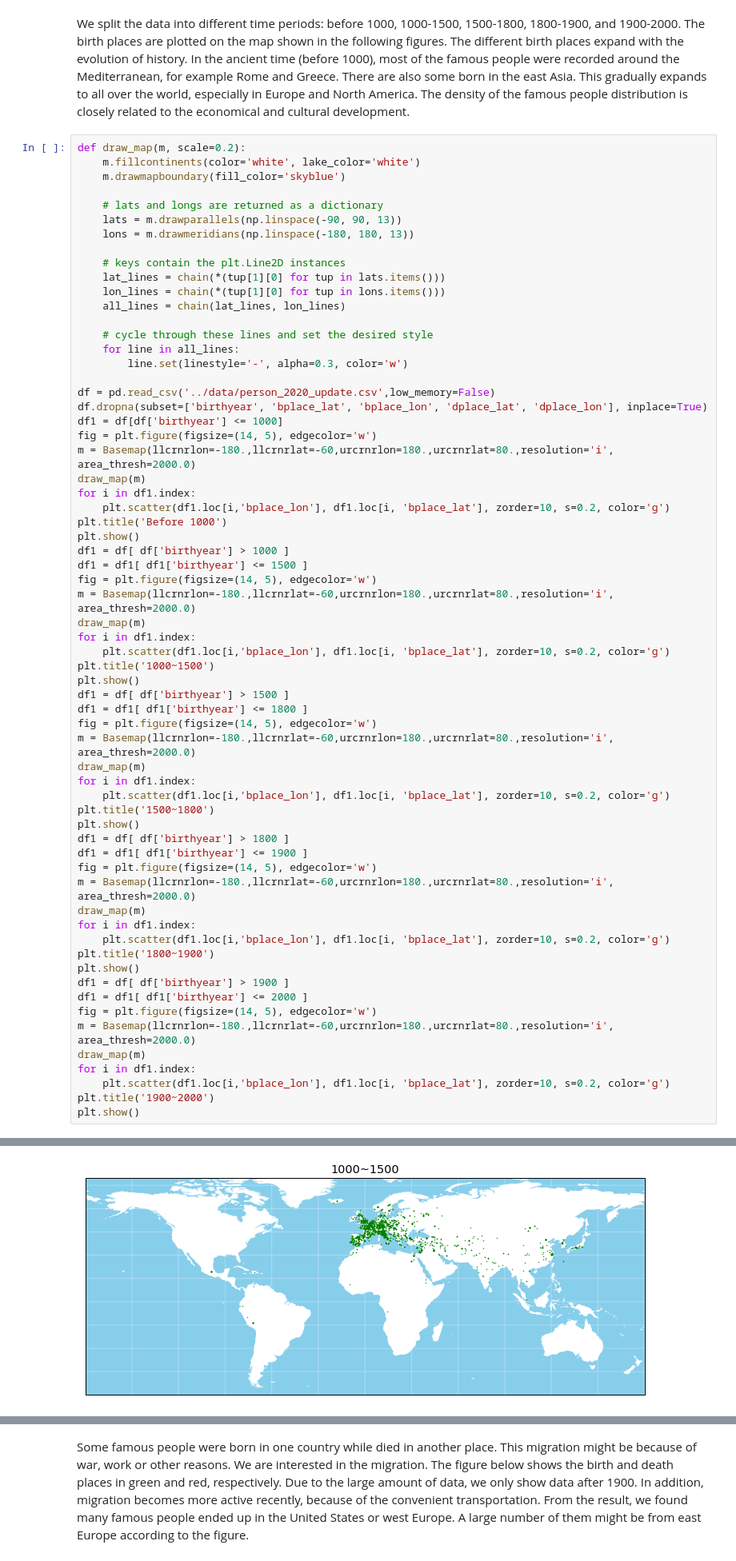
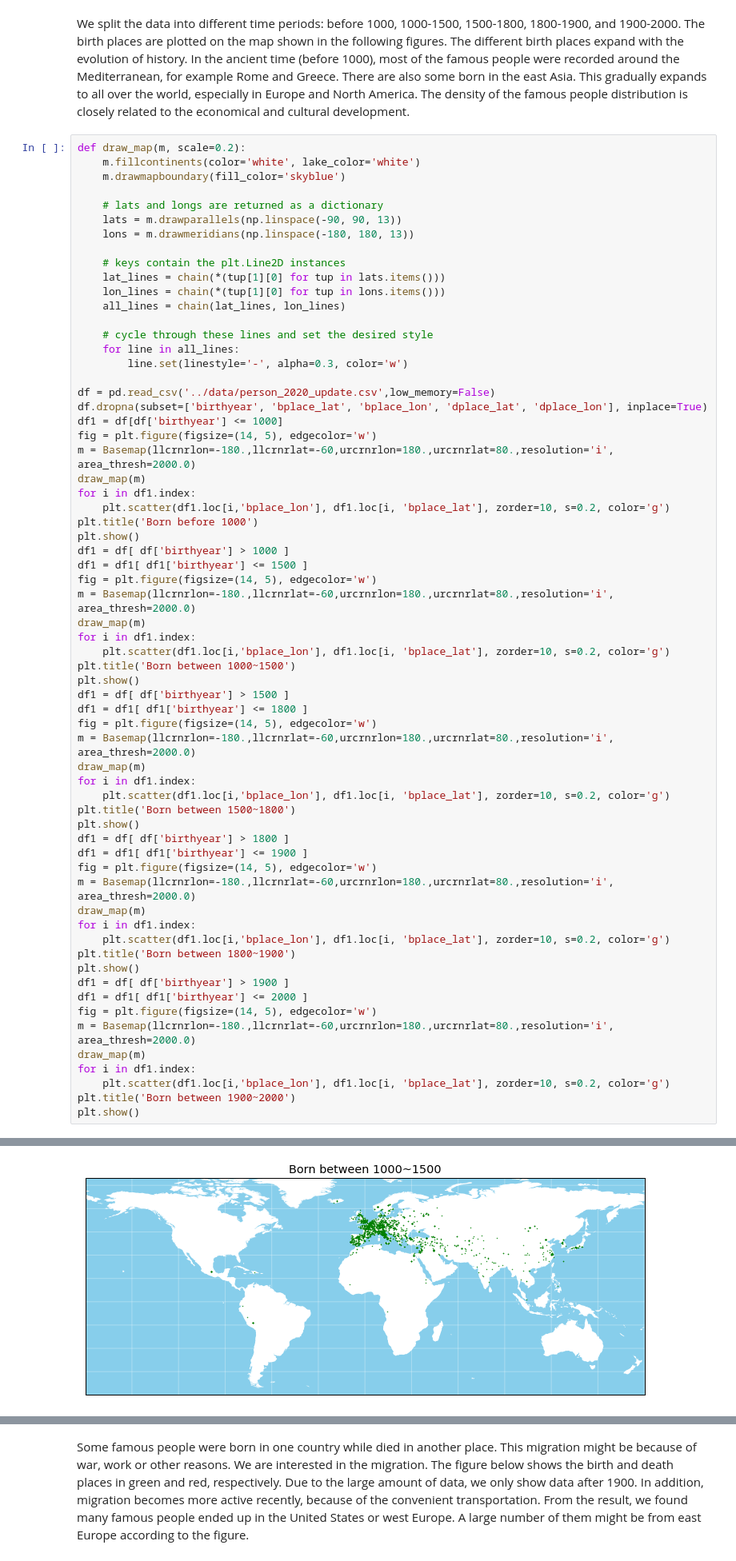
Before and after one commit to TzekuiRayHO/bee2041_p4, a Jupyter notebook: p4_mini_project.ipynb, the cells around one changed output, grey strips where cells are left out. Shown: that part at 80% size. Drawn from its saved outputs; the diff is of its cells as text.

```diff
--- a/p4_mini_project.ipynb
+++ b/p4_mini_project.ipynb
@@ -71,7 +72,7 @@ m = Basemap(llcrnrlon=-180.,llcrnrlat=-60,urcrnrlon=180.,urcrnrlat=80.,resolutio
 draw_map(m)
 for i in df1.index:
     plt.scatter(df1.loc[i,'bplace_lon'], df1.loc[i, 'bplace_lat'], zorder=10, s=0.2, color='g')
-plt.title('Before 1000')
+plt.title('Born before 1000')
 plt.show()
 df1 = df[ df['birthyear'] > 1000 ]
 df1 = df1[ df1['birthyear'] <= 1500 ]
@@ -80,7 +81,7 @@ m = Basemap(llcrnrlon=-180.,llcrnrlat=-60,urcrnrlon=180.,urcrnrlat=80.,resolutio
 draw_map(m)
 for i in df1.index:
     plt.scatter(df1.loc[i,'bplace_lon'], df1.loc[i, 'bplace_lat'], zorder=10, s=0.2, color='g')
-plt.title('1000~1500')
+plt.title('Born between 1000~1500')
 plt.show()
 df1 = df[ df['birthyear'] > 1500 ]
 df1 = df1[ df1['birthyear'] <= 1800 ]
@@ -89,7 +90,7 @@ m = Basemap(llcrnrlon=-180.,llcrnrlat=-60,urcrnrlon=180.,urcrnrlat=80.,resolutio
 draw_map(m)
 for i in df1.index:
     plt.scatter(df1.loc[i,'bplace_lon'], df1.loc[i, 'bplace_lat'], zorder=10, s=0.2, color='g')
-plt.title('1500~1800')
+plt.title('Born between 1500~1800')
 plt.show()
 df1 = df[ df['birthyear'] > 1800 ]
 df1 = df1[ df1['birthyear'] <= 1900 ]
@@ -98,7 +99,7 @@ m = Basemap(llcrnrlon=-180.,llcrnrlat=-60,urcrnrlon=180.,urcrnrlat=80.,resolutio
 draw_map(m)
 for i in df1.index:
     plt.scatter(df1.loc[i,'bplace_lon'], df1.loc[i, 'bplace_lat'], zorder=10, s=0.2, color='g')
-plt.title('1800~1900')
+plt.title('Born between 1800~1900')
 plt.show()
 df1 = df[ df['birthyear'] > 1900 ]
 df1 = df1[ df1['birthyear'] <= 2000 ]
@@ -107,6 +108,6 @@ m = Basemap(llcrnrlon=-180.,llcrnrlat=-60,urcrnrlon=180.,urcrnrlat=80.,resolutio
 draw_map(m)
 for i in df1.index:
     plt.scatter(df1.loc[i,'bplace_lon'], df1.loc[i, 'bplace_lat'], zorder=10, s=0.2, color='g')
-plt.title('1900~2000')
+plt.title('Born between 1900~2000')
 plt.show()
 # %% [output]
@@ -114 +115 @@ plt.show()
-[figure, old version]
+[figure, new version]
```
Also changed, not shown: parts of 3 cells of this notebook.
